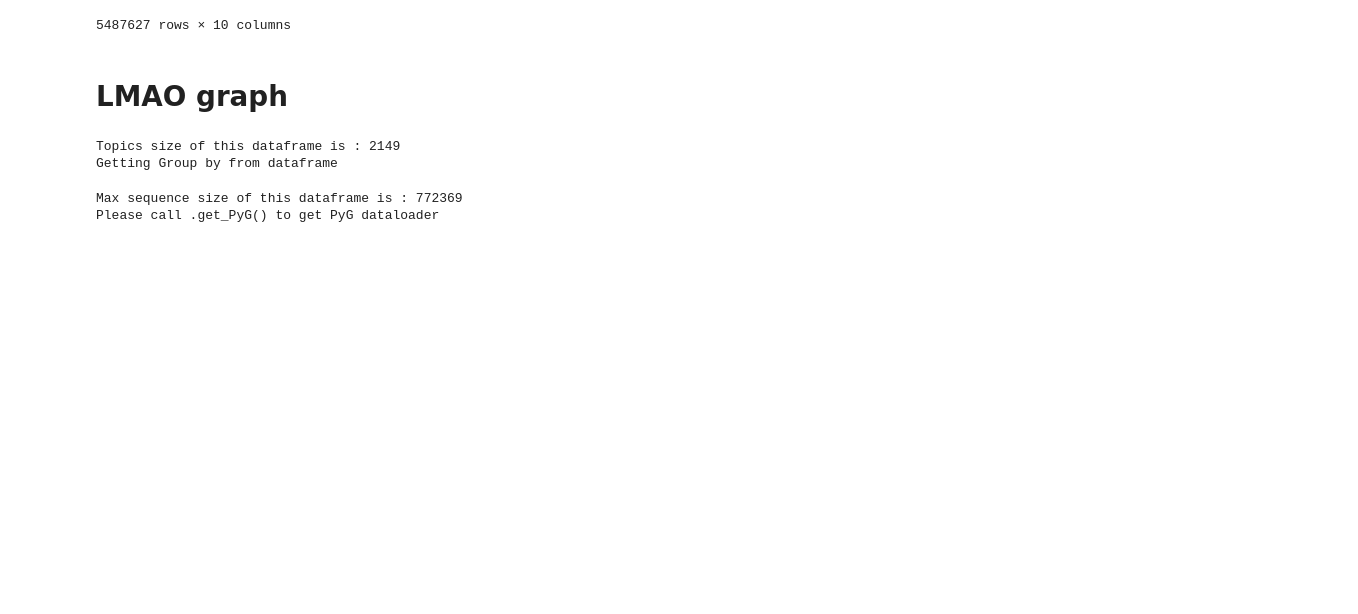
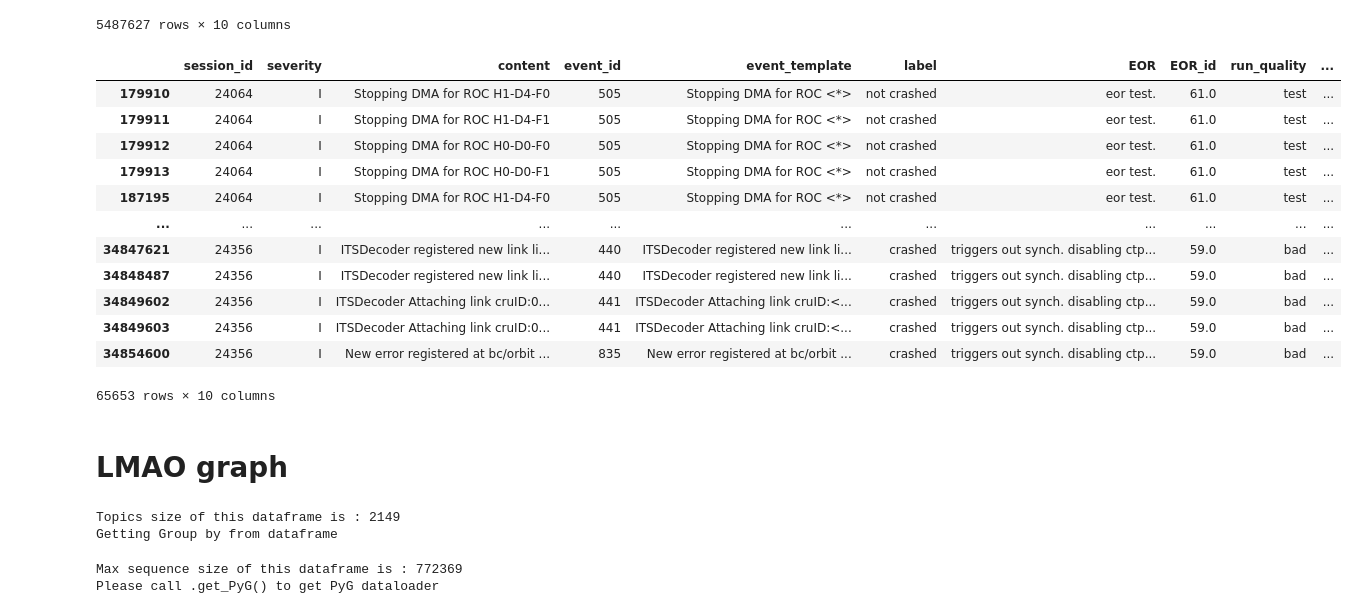
Before and after one commit to northnpk/LMAO, a Jupyter notebook: example_alice_info.ipynb, the cells around one changed output. Saved outputs shown, nothing was run; the diff lists cells and outputs as text; code cells hidden in the pictures; blank space fills up the shorter version.

```diff
--- a/example_alice_info.ipynb
+++ b/example_alice_info.ipynb
@@ -108,3 +98,19 @@ topic_model.get_topic(df=df)
+# %%
+df[df['topic']==177]
+# %% [output]
+|  | session_id | severity | content | event_id | event_template | label | EOR | EOR_id | run_quality | ... |
+| 179910 | 24064 | I | Stopping DMA for ROC H1-D4-F0 | 505 | Stopping DMA for ROC <*> | not crashed | eor test. | 61.0 | test | ... |
+| 179911 | 24064 | I | Stopping DMA for ROC H1-D4-F1 | 505 | Stopping DMA for ROC <*> | not crashed | eor test. | 61.0 | test | ... |
+| 179912 | 24064 | I | Stopping DMA for ROC H0-D0-F0 | 505 | Stopping DMA for ROC <*> | not crashed | eor test. | 61.0 | test | ... |
+| 179913 | 24064 | I | Stopping DMA for ROC H0-D0-F1 | 505 | Stopping DMA for ROC <*> | not crashed | eor test. | 61.0 | test | ... |
+| 187195 | 24064 | I | Stopping DMA for ROC H1-D4-F0 | 505 | Stopping DMA for ROC <*> | not crashed | eor test. | 61.0 | test | ... |
+| ... | ... | ... | ... | ... | ... | ... | ... | ... | ... | ... |
+| 34847621 | 24356 | I | ITSDecoder registered new link li... | 440 | ITSDecoder registered new link li... | crashed | triggers out synch. disabling ctp... | 59.0 | bad | ... |
+| 34848487 | 24356 | I | ITSDecoder registered new link li... | 440 | ITSDecoder registered new link li... | crashed | triggers out synch. disabling ctp... | 59.0 | bad | ... |
+| 34849602 | 24356 | I | ITSDecoder Attaching link cruID:0... | 441 | ITSDecoder Attaching link cruID:<... | crashed | triggers out synch. disabling ctp... | 59.0 | bad | ... |
+| 34849603 | 24356 | I | ITSDecoder Attaching link cruID:0... | 441 | ITSDecoder Attaching link cruID:<... | crashed | triggers out synch. disabling ctp... | 59.0 | bad | ... |
+| 34854600 | 24356 | I | New error registered at bc/orbit ... | 835 | New error registered at bc/orbit ... | crashed | triggers out synch. disabling ctp... | 59.0 | bad | ... |
+65653 rows × 10 columns
 # %%
 df.to_parquet('dataset/ALICE-OSLdataset/ALICE_info_no_severity_D_with_topic.parquet.gzip')
 # %% [markdown]
```
Also changed, not shown: parts of 20 cells of this notebook, 8 other files.
